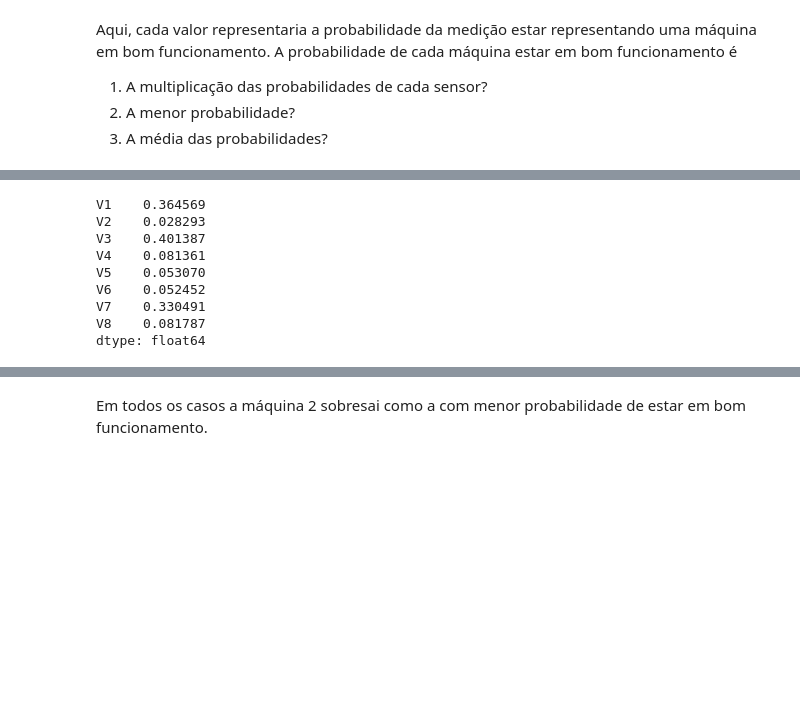
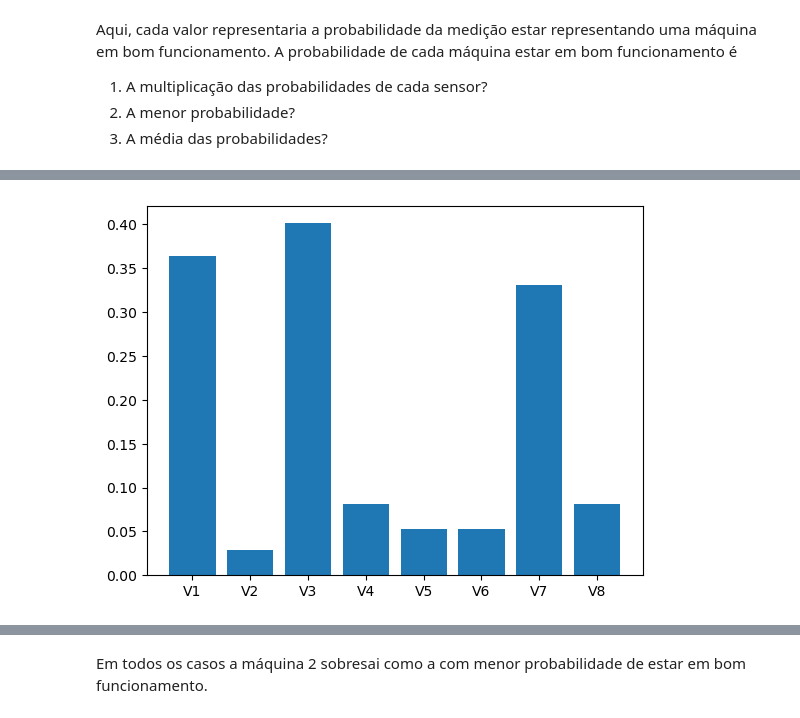
Before and after one commit to nikinuk/Exercicio_Sensores, a Jupyter notebook: Exercicio_2408.ipynb, the cells around one changed output, grey strips where cells are left out. Saved outputs shown, nothing was run; the diff lists cells and outputs as text; code cells hidden in the pictures; blank space fills up the shorter version.

```diff
--- a/Exercicio_2408.ipynb
+++ b/Exercicio_2408.ipynb
@@ -163,16 +160,9 @@ dtype: float64
 # %%
 # 2 - Mais baixa prob
-
-probs.min()
+fig, ax = plt.subplots()
+ax.bar(probs.min().index,probs.min().values)
+plt.show()
 # %% [output]
-V1    0.364569
-V2    0.028293
-V3    0.401387
-V4    0.081361
-V5    0.053070
-V6    0.052452
-V7    0.330491
-V8    0.081787
-dtype: float64
+[figure, added]
 # %%
 # 3 - Media das probs
```
Also changed, not shown: parts of 2 cells of this notebook.
